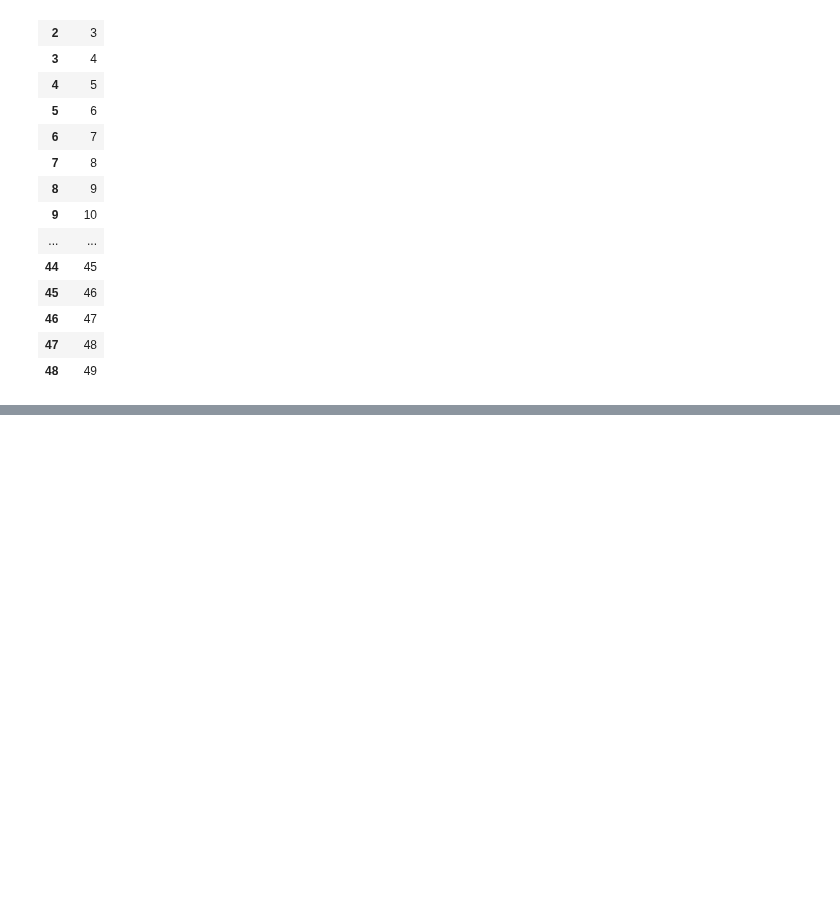
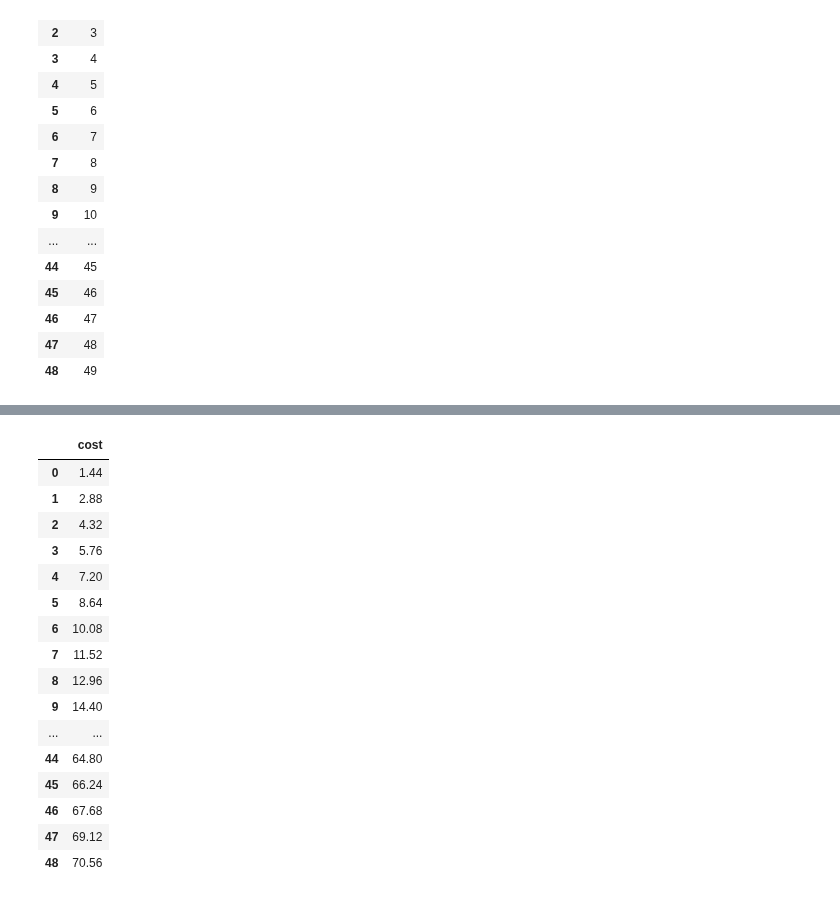
Before and after one commit to gokuljs/Machine-Learning-Andrew-Ng, a Jupyter notebook: introduction to data science in python/pandas.ipynb, the cells around one changed output, grey strips where cells are left out. Saved outputs shown, nothing was run; the diff lists cells and outputs as text; code cells hidden in the pictures; blank space fills up the shorter version.

```diff
--- a/introduction to data science in python/pandas.ipynb
+++ b/introduction to data science in python/pandas.ipynb
@@ -438,6 +438,6 @@ k
 | 47 | 48 |
 | 48 | 49 |
 # %%
-k.["cost"]*=0.8
+k["cost"]*=1.8
 k
 # %% [output]
@@ -444,0 +444,17 @@ SyntaxError: invalid syntax (<ipython-input-136-a6f99993fc38>, line 1)
+|  | cost |
+| 0 | 1.44 |
+| 1 | 2.88 |
+| 2 | 4.32 |
+| 3 | 5.76 |
+| 4 | 7.20 |
+| 5 | 8.64 |
+| 6 | 10.08 |
+| 7 | 11.52 |
+| 8 | 12.96 |
+| 9 | 14.40 |
+| ... | ... |
+| 44 | 64.80 |
+| 45 | 66.24 |
+| 46 | 67.68 |
+| 47 | 69.12 |
+| 48 | 70.56 |
```
Also changed, not shown: parts of 1 cell of this notebook.
